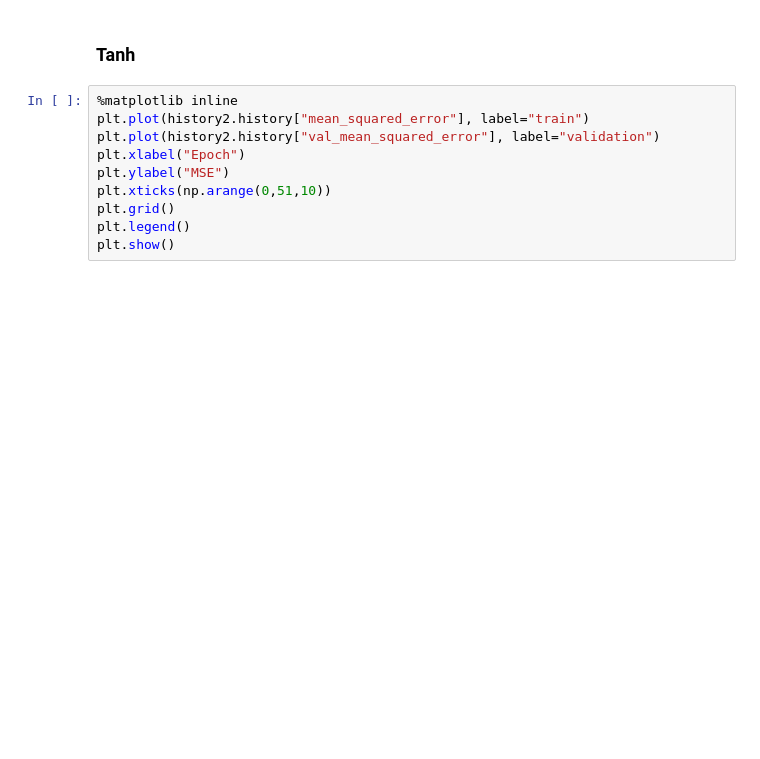
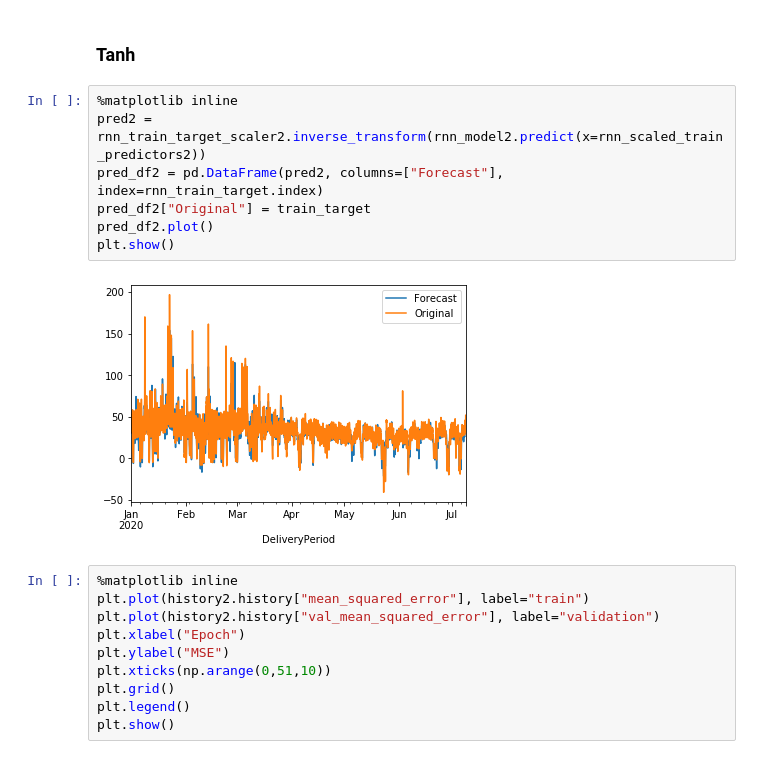
Before and after one commit to nvolfango/MScDissertation, a Jupyter notebook: Nathaniel/Neural Networks.ipynb, the cells around one changed output. Saved outputs shown, nothing was run; the diff lists cells and outputs as text; blank space fills up the shorter version.

```diff
--- a/Nathaniel/Neural Networks.ipynb
+++ b/Nathaniel/Neural Networks.ipynb
@@ -647,6 +670,15 @@ np.sqrt(metrics.mean_absolute_error(test_pred_df1["Original"], test_pred_df1["Fo
 6.094657368566478 2.153374092889438
 # %% [markdown]
 ### Tanh
+# %%
+%matplotlib inline
+pred2 = rnn_train_target_scaler2.inverse_transform(rnn_model2.predict(x=rnn_scaled_train_predictors2))
+pred_df2 = pd.DataFrame(pred2, columns=["Forecast"], index=rnn_train_target.index)
+pred_df2["Original"] = train_target
+pred_df2.plot()
+plt.show()
+# %% [output]
+[figure, added]
 # %%
 %matplotlib inline
 plt.plot(history2.history["mean_squared_error"], label="train")
```
Also changed, not shown: parts of 19 cells of this notebook.
